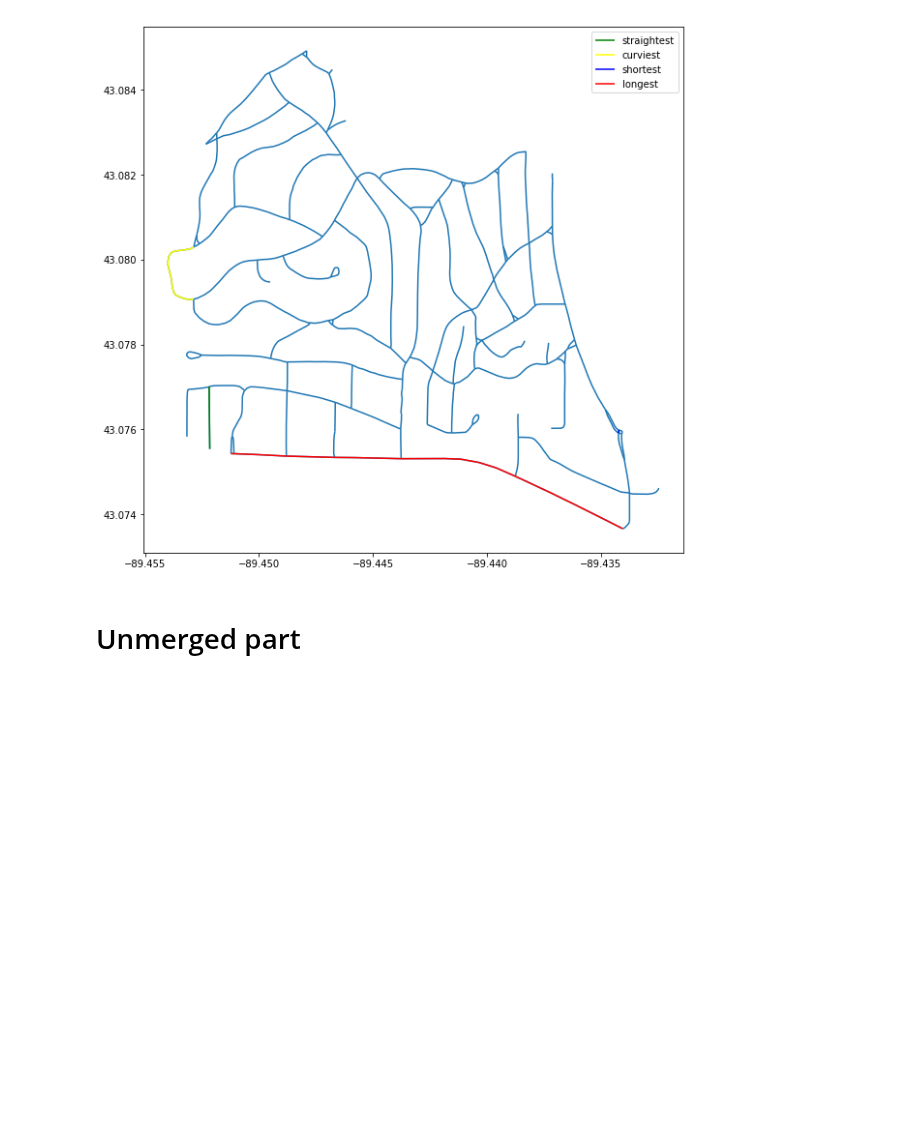
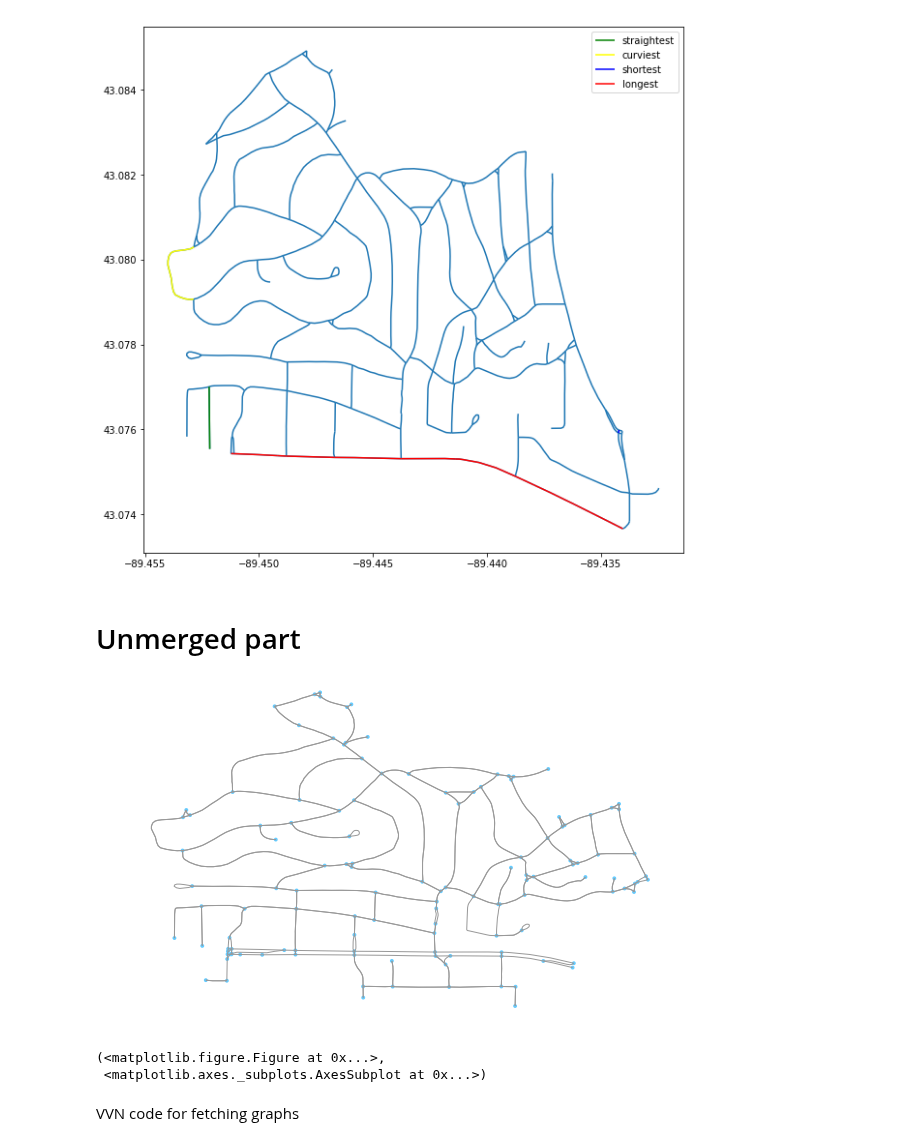
Before and after one commit to argo-marketplace/RadRoads, a Jupyter notebook: notebooks/function_basic.ipynb, the cells around one changed output. Cells and saved outputs as stored; diff of their text form; code cells hidden in the pictures; blank space fills up the shorter version.

```diff
--- a/notebooks/function_basic.ipynb
+++ b/notebooks/function_basic.ipynb
@@ -145,3 +145,12 @@ circuity: 0.00002
 [figure]
 # %% [markdown]
 # Unmerged part
+# %%
+# import a small area as sandbox
+G = ox.graph_from_address('Shorewood Hills, WI', distance=1000,
+                          distance_type='network', network_type='drive')
+ox.plot_graph(G)
+# %% [output]
+[figure, added]
+(<matplotlib.figure.Figure at 0x...>,
+ <matplotlib.axes._subplots.AxesSubplot at 0x...>)
@@ -148,3 +168,5 @@ circuity: 0.00002
+# %% [markdown]
+VVN code for fetching graphs
 # %%
 santa_monica = ox.graph_from_place('Santa monica, Los Angeles County, California', network_type='drive')
 santa_monica_projected = ox.project_graph(santa_monica)
```
Also changed, not shown: parts of 6 cells of this notebook, 1 other file.
